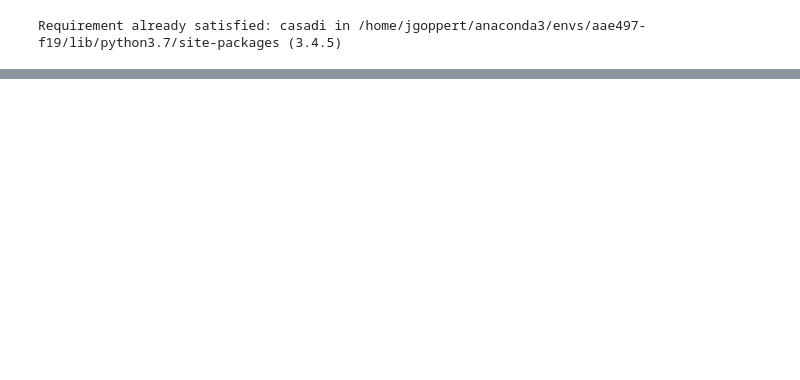
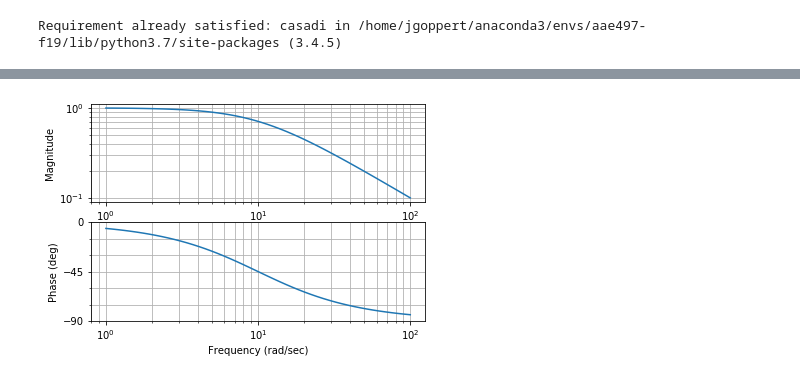
Before and after one commit to jgoppert/aae497-f19, a Jupyter notebook: python/lectures/2-F16-Intro.ipynb, the cells around one changed output, grey strips where cells are left out. Drawn from its saved outputs; the diff is of its cells as text; code cells hidden in the pictures; blank space fills up the shorter version.

```diff
--- a/python/lectures/2-F16-Intro.ipynb
+++ b/python/lectures/2-F16-Intro.ipynb
@@ -91 +83,5 @@ control.rlocus(G1);
+# %%
+control.bode(sysf[0, 0]);
+# %% [output]
+[figure, added]
 # %%
```
Also changed, not shown: parts of 20 cells of this notebook.
